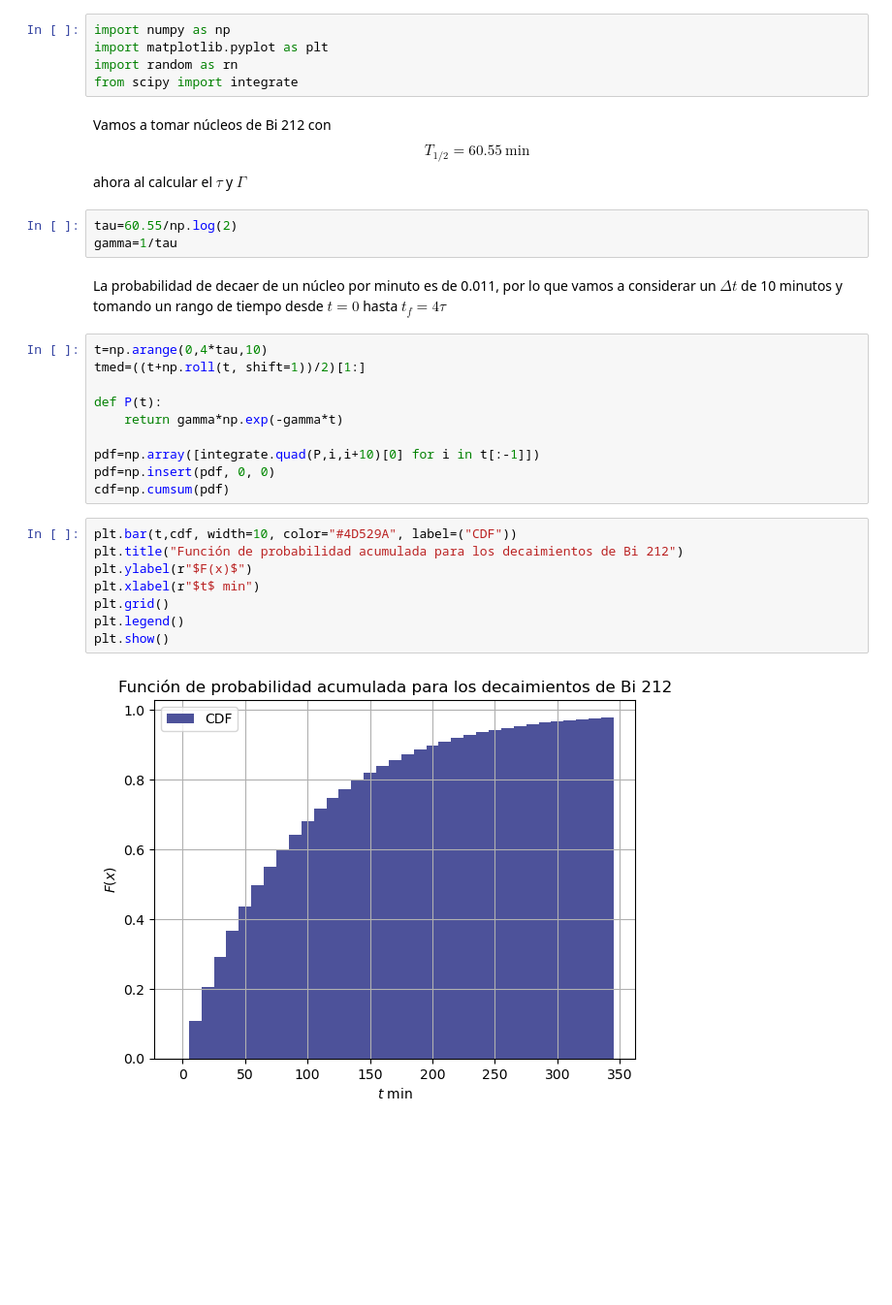
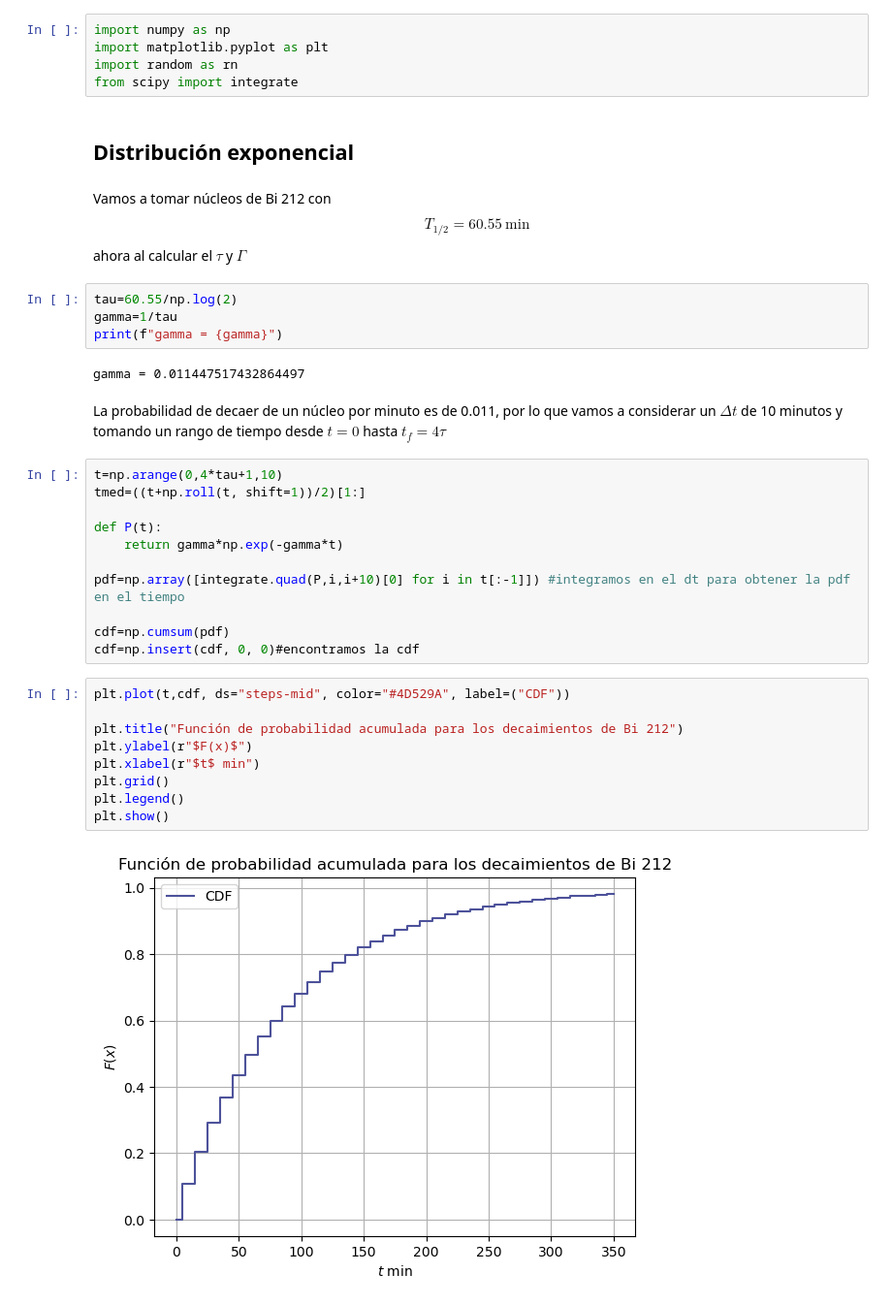
Before and after one commit to juan3ltran/Instrumentacion_Nuclear, a Jupyter notebook: simulacion2/simulacion2.ipynb, the cells around one changed output. Shown at 97% size. Saved outputs shown, nothing was run; the diff lists cells and outputs as text; blank space fills up the shorter version.

```diff
--- a/simulacion2/simulacion2.ipynb
+++ b/simulacion2/simulacion2.ipynb
@@ -3,30 +3,37 @@ import numpy as np
 import matplotlib.pyplot as plt
 import random as rn
 from scipy import integrate
+# %% [markdown]
+## Distribución exponencial
 # %% [markdown]
 Vamos a tomar núcleos de Bi 212 con $$T_{1/2}=60.55 \ \mathrm{min}$$ ahora al calcular el $\tau$ y $\Gamma$
 # %%
 tau=60.55/np.log(2)
 gamma=1/tau
+print(f"gamma = {gamma}")
+# %% [output]
+gamma = 0.011447517432864497
 # %% [markdown]
 La probabilidad de decaer de un núcleo por minuto es de 0.011, por lo que vamos a considerar un $\Delta t$ de 10 minutos y tomando un rango de tiempo desde $t=0$ hasta $t_{f}=4\tau$
 # %%
-t=np.arange(0,4*tau,10)
+t=np.arange(0,4*tau+1,10)
 tmed=((t+np.roll(t, shift=1))/2)[1:]
 
 def P(t):
     return gamma*np.exp(-gamma*t)
 
-pdf=np.array([integrate.quad(P,i,i+10)[0] for i in t[:-1]])
-pdf=np.insert(pdf, 0, 0)
+pdf=np.array([integrate.quad(P,i,i+10)[0] for i in t[:-1]]) #integramos en el dt para obtener la pdf en el tiempo
+
 cdf=np.cumsum(pdf)
+cdf=np.insert(cdf, 0, 0)#encontramos la cdf
 # %%
-plt.bar(t,cdf, width=10, color="#4D529A", label=("CDF"))
+plt.plot(t,cdf, ds="steps-mid", color="#4D529A", label=("CDF"))
+
 plt.title("Función de probabilidad acumulada para los decaimientos de Bi 212")
 plt.ylabel(r"$F(x)$")
 plt.xlabel(r"$t$ min")
 plt.grid()
 plt.legend()
 plt.show()
 # %% [output]
-[figure, old version]
+[figure, new version]
```
Also changed, not shown: parts of 10 cells of this notebook.
